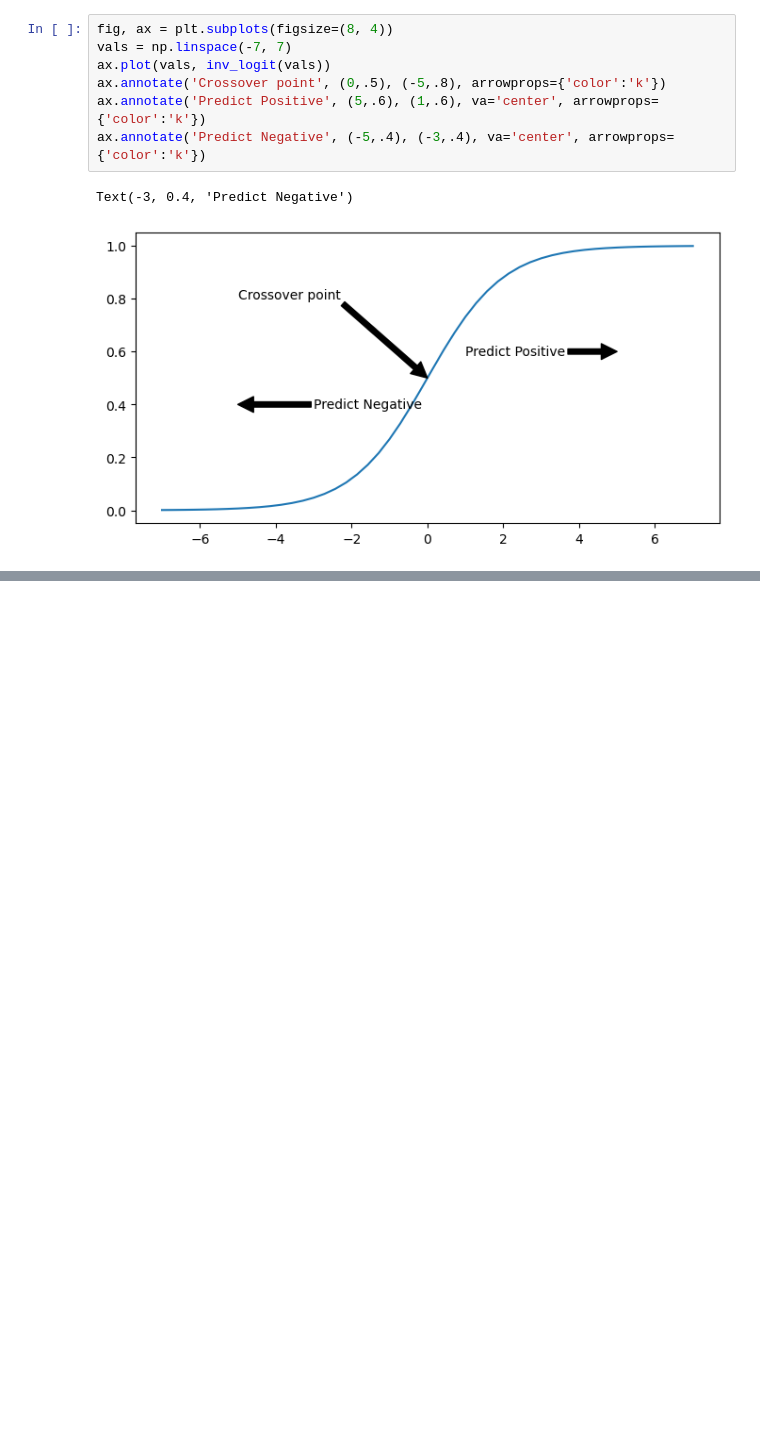
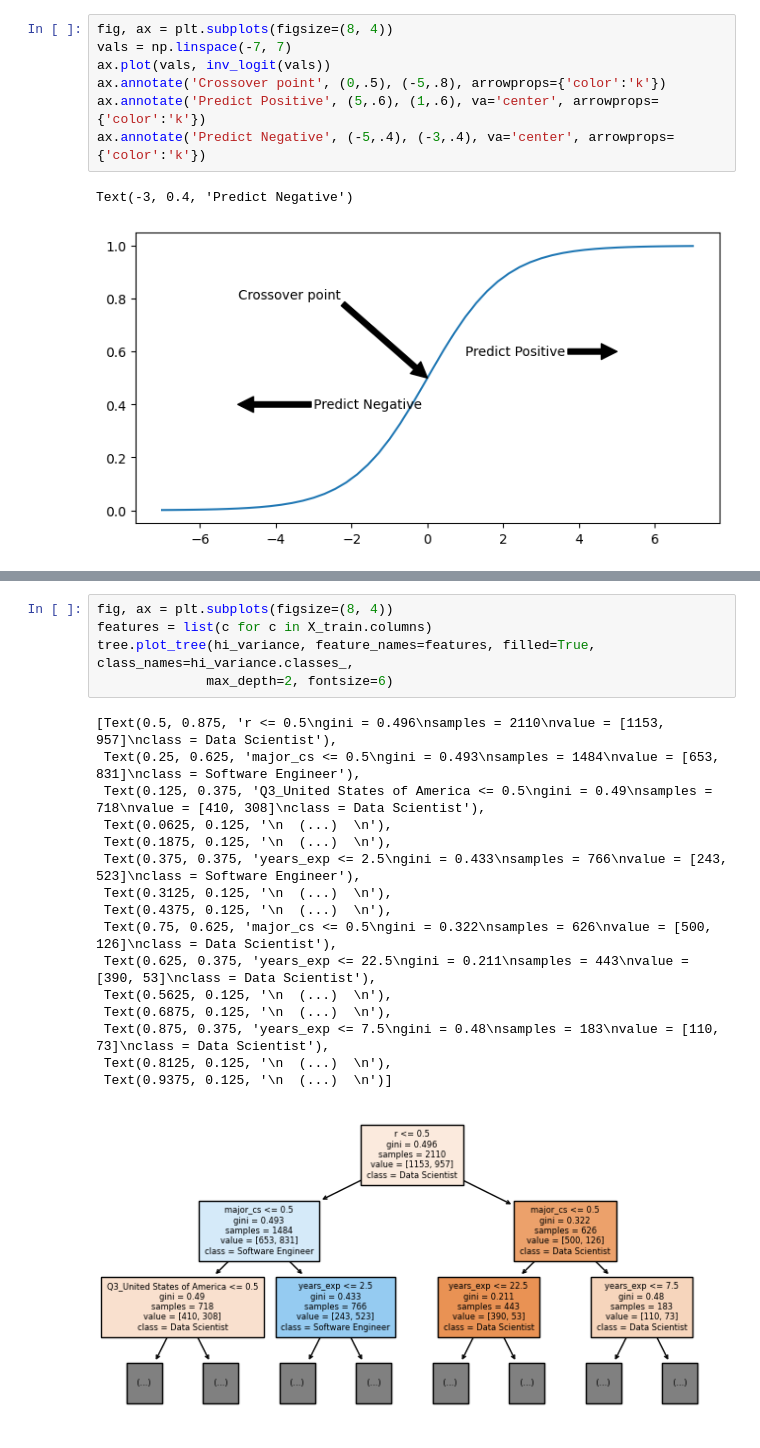
Before and after one commit to joakor89/effective_XGBoost, a Jupyter notebook: Effective XGBoost.ipynb, the cells around one changed output, grey strips where cells are left out. Saved outputs shown, nothing was run; the diff lists cells and outputs as text; blank space fills up the shorter version.

```diff
--- a/Effective XGBoost.ipynb
+++ b/Effective XGBoost.ipynb
@@ -694,0 +744,22 @@ Text(-3, 0.4, 'Predict Negative')
+# %%
+fig, ax = plt.subplots(figsize=(8, 4))
+features = list(c for c in X_train.columns)
+tree.plot_tree(hi_variance, feature_names=features, filled=True, class_names=hi_variance.classes_,
+              max_depth=2, fontsize=6)
+# %% [output]
+[Text(0.5, 0.875, 'r <= 0.5\ngini = 0.496\nsamples = 2110\nvalue = [1153, 957]\nclass = Data Scientist'),
+ Text(0.25, 0.625, 'major_cs <= 0.5\ngini = 0.493\nsamples = 1484\nvalue = [653, 831]\nclass = Software Engineer'),
+ Text(0.125, 0.375, 'Q3_United States of America <= 0.5\ngini = 0.49\nsamples = 718\nvalue = [410, 308]\nclass = Data Scientist'),
+ Text(0.0625, 0.125, '\n  (...)  \n'),
+ Text(0.1875, 0.125, '\n  (...)  \n'),
+ Text(0.375, 0.375, 'years_exp <= 2.5\ngini = 0.433\nsamples = 766\nvalue = [243, 523]\nclass = Software Engineer'),
+ Text(0.3125, 0.125, '\n  (...)  \n'),
+ Text(0.4375, 0.125, '\n  (...)  \n'),
+ Text(0.75, 0.625, 'major_cs <= 0.5\ngini = 0.322\nsamples = 626\nvalue = [500, 126]\nclass = Data Scientist'),
+ Text(0.625, 0.375, 'years_exp <= 22.5\ngini = 0.211\nsamples = 443\nvalue = [390, 53]\nclass = Data Scientist'),
+ Text(0.5625, 0.125, '\n  (...)  \n'),
+ Text(0.6875, 0.125, '\n  (...)  \n'),
+ Text(0.875, 0.375, 'years_exp <= 7.5\ngini = 0.48\nsamples = 183\nvalue = [110, 73]\nclass = Data Scientist'),
+ Text(0.8125, 0.125, '\n  (...)  \n'),
+ Text(0.9375, 0.125, '\n  (...)  \n')]
+[figure, added]
```
Also changed, not shown: parts of 11 cells of this notebook.
